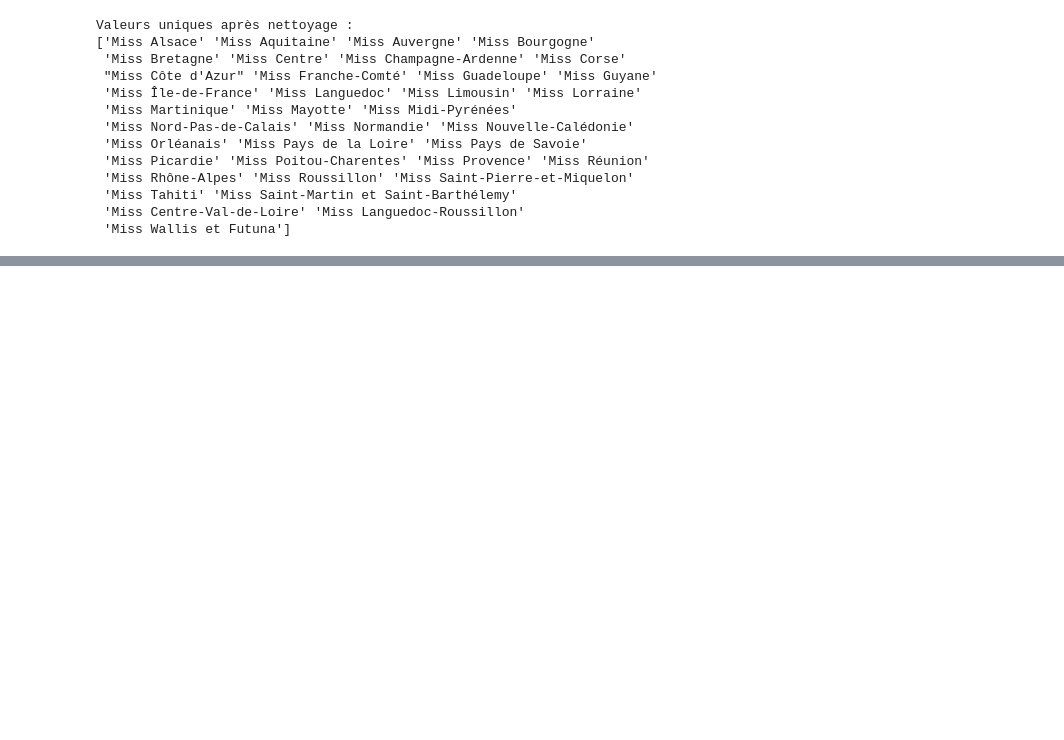
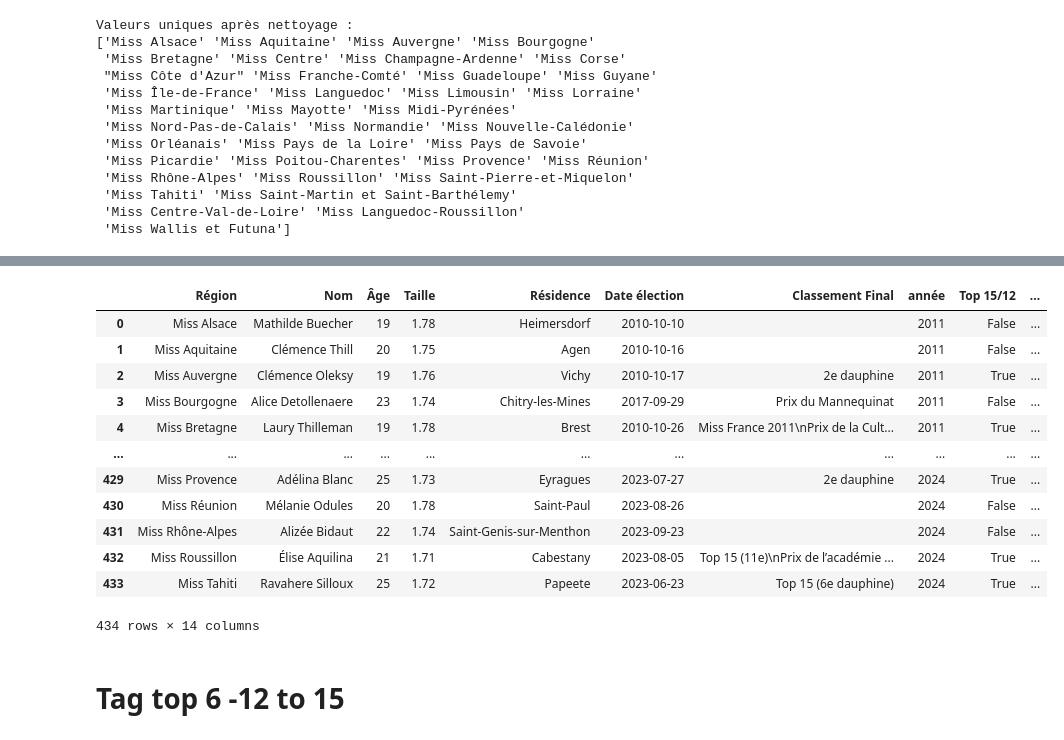
Before and after one commit to lazychach/Prediction_Miss_France, a Jupyter notebook: get data/scrapping.ipynb, the cells around one changed output, grey strips where cells are left out. Saved outputs shown, nothing was run; the diff lists cells and outputs as text; code cells hidden in the pictures; blank space fills up the shorter version.

```diff
--- a/get data/scrapping.ipynb
+++ b/get data/scrapping.ipynb
@@ -298,0 +1407,16 @@ Valeurs uniques après nettoyage :
+# %%
+def clean_result_column(df):
+    if 'Résultat' in df.columns:
+        # Supprimer les crochets et leur contenu, ainsi que les espaces inutiles
+        df['Résultat'] = df['Résultat'].str.replace(r'\[.*?\]', '', regex=True).str.strip()
+    return df
+# %%
+for year, df in top5_results.items():
+    print(f"Nettoyage de la colonne 'Résultat' pour l'année {year}...")
+    top5_results[year] = clean_result_column(df)
+
+print("\nExemple après nettoyage :")
+for year, df in top5_results.items():
+    print(f"Année {year} :")
+    print(df.head())
+    break
@@ -298,0 +1462,16 @@ Valeurs uniques après nettoyage :
+# %%
+for year, df_top5 in top5_results.items():
+    print(f"Tagging top 5 pour l'année {year}...")
+
+    if 'Candidates' in df_top5.columns and 'Classement' in df_top5.columns:
+        for _, row in df_top5.iterrows():
+            candidate = row['Candidates']
+            classement = row['Classement']
+
+            condition = (df_miss['Région'] == candidate) & (df_miss['année'] == int(year))
+            if condition.any():
+                df_miss.loc[condition, 'top_5'] = True
+                df_miss.loc[condition, 'Classement'] = classement
+
+print("\nRésultats taggés (top_5):")
+print(df_miss[df_miss['top_5']].head())
@@ -298,0 +1496,18 @@ Valeurs uniques après nettoyage :
+# %%
+df_miss
+# %% [output]
+|  | Région | Nom | Âge | Taille | Résidence | Date élection | Classement Final | année | Top 15/12 | ... |
+| 0 | Miss Alsace | Mathilde Buecher | 19 | 1.78 | Heimersdorf | 2010-10-10 |  | 2011 | False | ... |
+| 1 | Miss Aquitaine | Clémence Thill | 20 | 1.75 | Agen | 2010-10-16 |  | 2011 | False | ... |
+| 2 | Miss Auvergne | Clémence Oleksy | 19 | 1.76 | Vichy | 2010-10-17 | 2e dauphine | 2011 | True | ... |
+| 3 | Miss Bourgogne | Alice Detollenaere | 23 | 1.74 | Chitry-les-Mines | 2017-09-29 | Prix du Mannequinat | 2011 | False | ... |
+| 4 | Miss Bretagne | Laury Thilleman | 19 | 1.78 | Brest | 2010-10-26 | Miss France 2011\nPrix de la Cult... | 2011 | True | ... |
+| ... | ... | ... | ... | ... | ... | ... | ... | ... | ... | ... |
+| 429 | Miss Provence | Adélina Blanc | 25 | 1.73 | Eyragues | 2023-07-27 | 2e dauphine | 2024 | True | ... |
+| 430 | Miss Réunion | Mélanie Odules | 20 | 1.78 | Saint-Paul | 2023-08-26 |  | 2024 | False | ... |
+| 431 | Miss Rhône-Alpes | Alizée Bidaut | 22 | 1.74 | Saint-Genis-sur-Menthon | 2023-09-23 |  | 2024 | False | ... |
+| 432 | Miss Roussillon | Élise Aquilina | 21 | 1.71 | Cabestany | 2023-08-05 | Top 15 (11e)\nPrix de l’académie ... | 2024 | True | ... |
+| 433 | Miss Tahiti | Ravahere Silloux | 25 | 1.72 | Papeete | 2023-06-23 | Top 15 (6e dauphine) | 2024 | True | ... |
+434 rows × 14 columns
+# %% [markdown]
+# Tag top 6 -12 to 15
```
Also changed, not shown: parts of 71 cells of this notebook, 1 other file.
